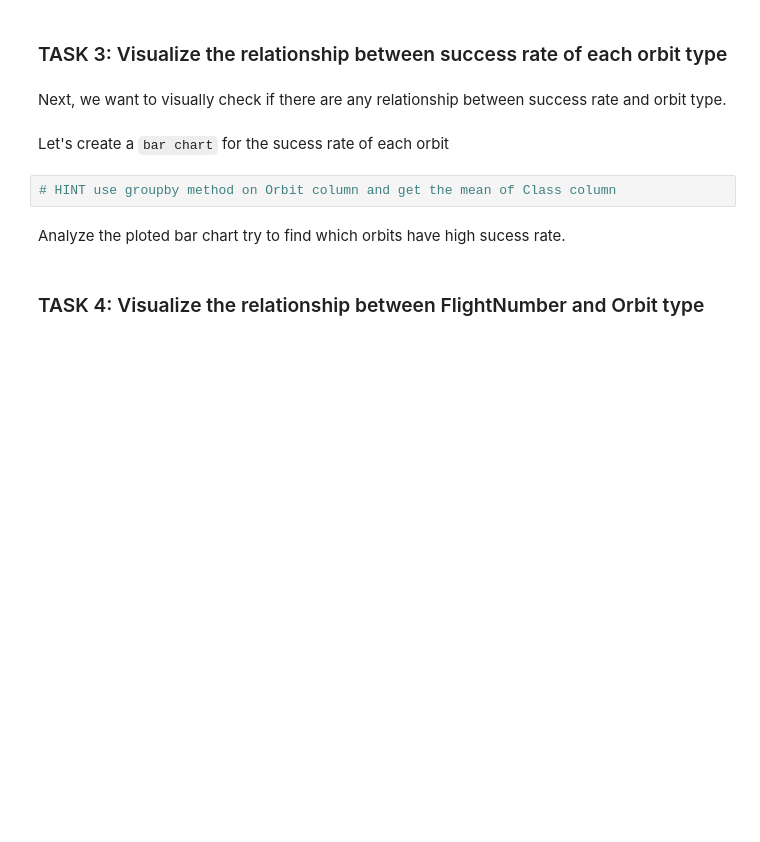
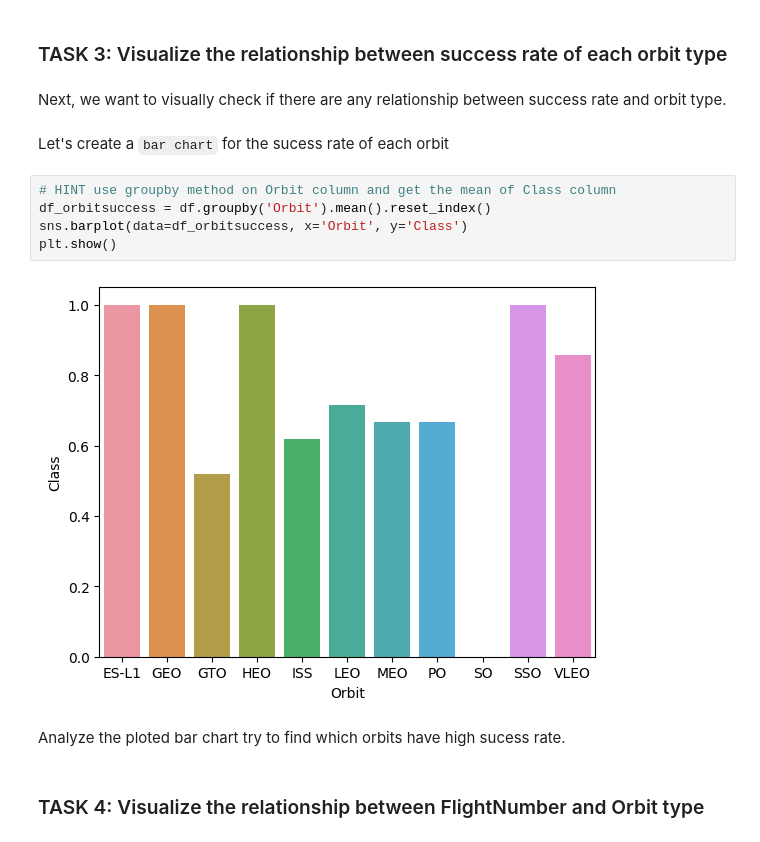
Before and after one commit to junmingtheo/mbi-a-d-s, a Jupyter notebook: jupyter_labs_eda_dataviz.ipynb, the cells around one changed output. Drawn from its saved outputs; the diff is of its cells as text; blank space fills up the shorter version.

```diff
--- a/jupyter_labs_eda_dataviz.ipynb
+++ b/jupyter_labs_eda_dataviz.ipynb
@@ -94,6 +111,11 @@ Next, we want to visually check if there are any relationship between success ra
 Let's create a `bar chart` for the sucess rate of each orbit
 # %%
 # HINT use groupby method on Orbit column and get the mean of Class column
+df_orbitsuccess = df.groupby('Orbit').mean().reset_index()
+sns.barplot(data=df_orbitsuccess, x='Orbit', y='Class')
+plt.show()
+# %% [output]
+[figure, added]
 # %% [markdown]
 Analyze the ploted bar chart try to find which orbits have high sucess rate.
 # %% [markdown]
```
Also changed, not shown: parts of 12 cells of this notebook.
